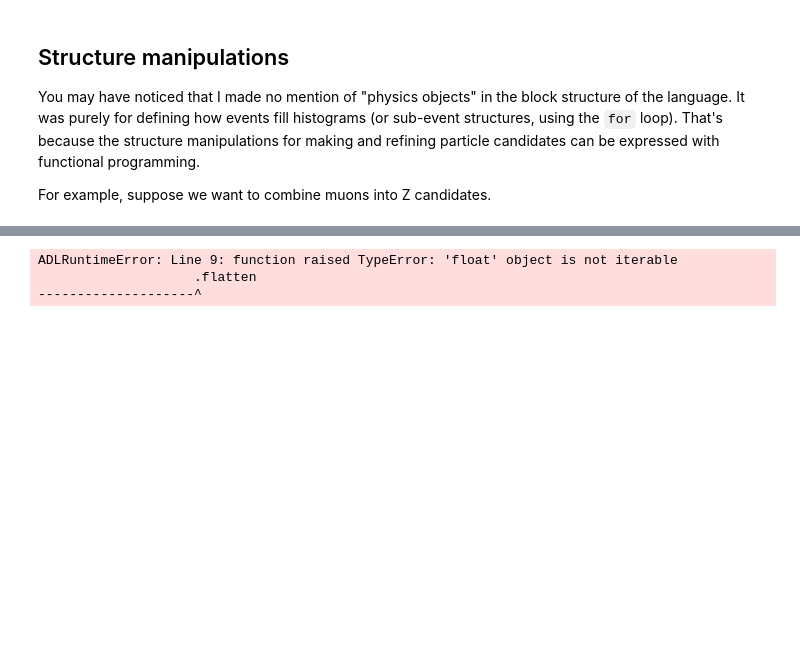
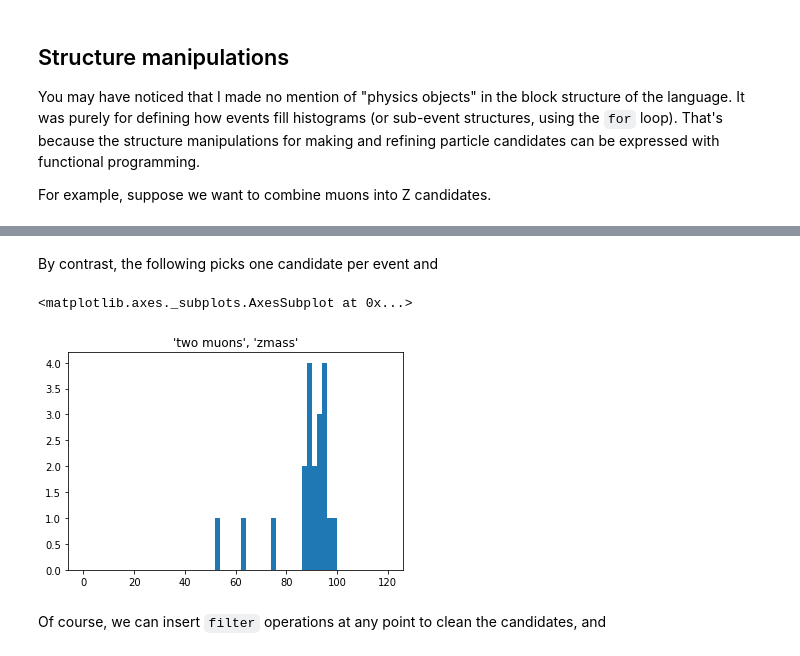
Before and after one commit to jpivarski/analysis-description-language, a Jupyter notebook: binder/demo.ipynb, the cells around one changed output, grey strips where cells are left out. Drawn from its saved outputs; the diff is of its cells as text; code cells hidden in the pictures; blank space fills up the shorter version.

```diff
--- a/binder/demo.ipynb
+++ b/binder/demo.ipynb
@@ -594,22 +595,24 @@ run["two muons", "zmass"].plot()
+# %% [markdown]
+By contrast, the following picks one candidate per event and
 # %%
 run = adl.interpreter.Run("""
 region "two muons": muons.size >= 2
 {
 
-  zmass := muons.distincts
-                .map(pair => (pair[0] + pair[1]))
-                .maxby(zcandidate => zcandidate.pt)
-                .map(zcandidate => zcandidate.mass)
-                .flatten
+  zmass := muons.distincts                             # make pairs of distinct muons
+                .map(pair => (pair[0] + pair[1]))      # add the Lorentz vectors
+                .maxby(zcandidate => zcandidate.pt)    # find the maximum by pt
+                .mass                                  # but compute and return mass
 
   count "zmass" by
-    regular(12, 0, 120) <- zmass
+    regular(60, 0, 120) <- zmass
 
 }
 """)
 run(muons = muons)
 run["two muons", "zmass"].plot()
 # %% [output]
-ADLRuntimeError: Line 9: function raised TypeError: 'float' object is not iterable
-                    .flatten
---------------------^
+<matplotlib.axes._subplots.AxesSubplot at 0x...>
+[figure, added]
+# %% [markdown]
+Of course, we can insert `filter` operations at any point to clean the candidates, and
```
Also changed, not shown: parts of 13 cells of this notebook, 1 other file.
